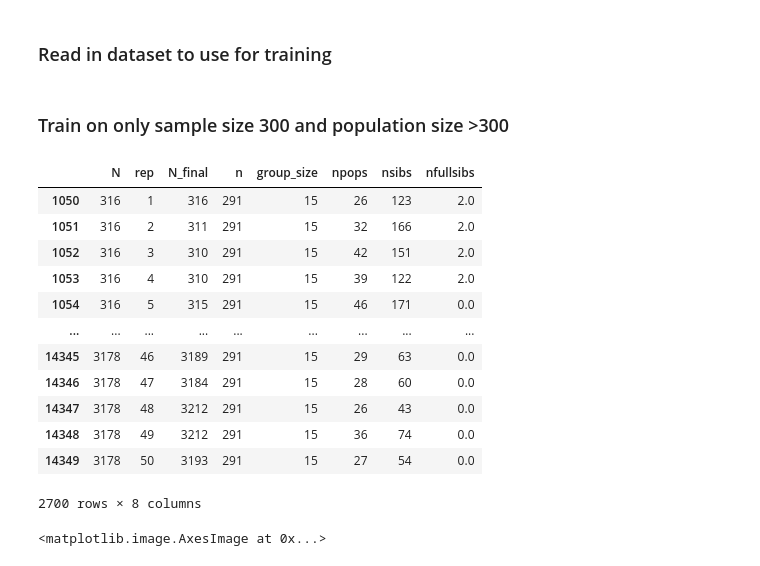
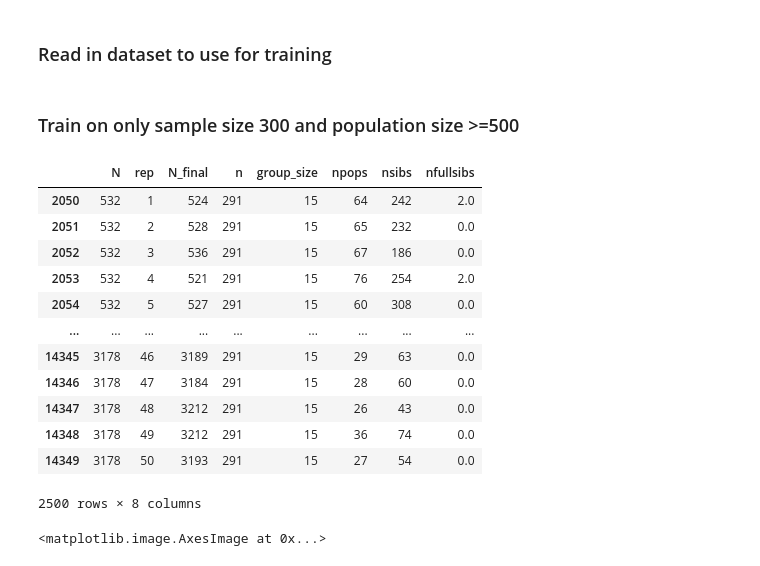
Before and after one commit to giliapatterson/spatial_ckmr, a Jupyter notebook: elephants/network.ipynb, the cells around one changed output. Saved outputs shown, nothing was run; the diff lists cells and outputs as text; code cells hidden in the pictures.

```diff
--- a/elephants/network.ipynb
+++ b/elephants/network.ipynb
@@ -86,24 +86,24 @@ def fix_gs(df):
 spatial_labels = pd.read_csv("/sietch_colab/gpatters/ckmr/elephants/spatial_labels.csv")
 spatial_labels = fix_gs(spatial_labels)
 # %% [markdown]
-### Train on only sample size 300 and population size >300
+### Train on only sample size 300 and population size >=500
 # %%
-labels = spatial_labels.query('n == 291 and N > 300')
+labels = spatial_labels.query('n == 291 and N >= 500')
 labels
 # %% [output]
 |  | N | rep | N_final | n | group_size | npops | nsibs | nfullsibs |
-| 1050 | 316 | 1 | 316 | 291 | 15 | 26 | 123 | 2.0 |
-| 1051 | 316 | 2 | 311 | 291 | 15 | 32 | 166 | 2.0 |
-| 1052 | 316 | 3 | 310 | 291 | 15 | 42 | 151 | 2.0 |
-| 1053 | 316 | 4 | 310 | 291 | 15 | 39 | 122 | 2.0 |
-| 1054 | 316 | 5 | 315 | 291 | 15 | 46 | 171 | 0.0 |
+| 2050 | 532 | 1 | 524 | 291 | 15 | 64 | 242 | 2.0 |
+| 2051 | 532 | 2 | 528 | 291 | 15 | 65 | 232 | 0.0 |
+| 2052 | 532 | 3 | 536 | 291 | 15 | 67 | 186 | 0.0 |
+| 2053 | 532 | 4 | 521 | 291 | 15 | 76 | 254 | 2.0 |
+| 2054 | 532 | 5 | 527 | 291 | 15 | 60 | 308 | 0.0 |
 | ... | ... | ... | ... | ... | ... | ... | ... | ... |
 | 14345 | 3178 | 46 | 3189 | 291 | 15 | 29 | 63 | 0.0 |
 | 14346 | 3178 | 47 | 3184 | 291 | 15 | 28 | 60 | 0.0 |
 | 14347 | 3178 | 48 | 3212 | 291 | 15 | 26 | 43 | 0.0 |
 | 14348 | 3178 | 49 | 3212 | 291 | 15 | 36 | 74 | 0.0 |
 | 14349 | 3178 | 50 | 3193 | 291 | 15 | 27 | 54 | 0.0 |
-2700 rows × 8 columns
+2500 rows × 8 columns
 # %%
 kin_dataset = KinDataset("/sietch_colab/gpatters/ckmr/elephants", labels, spatial_sample = True)
 # %%
```
Also changed, not shown: parts of 12 cells of this notebook.
